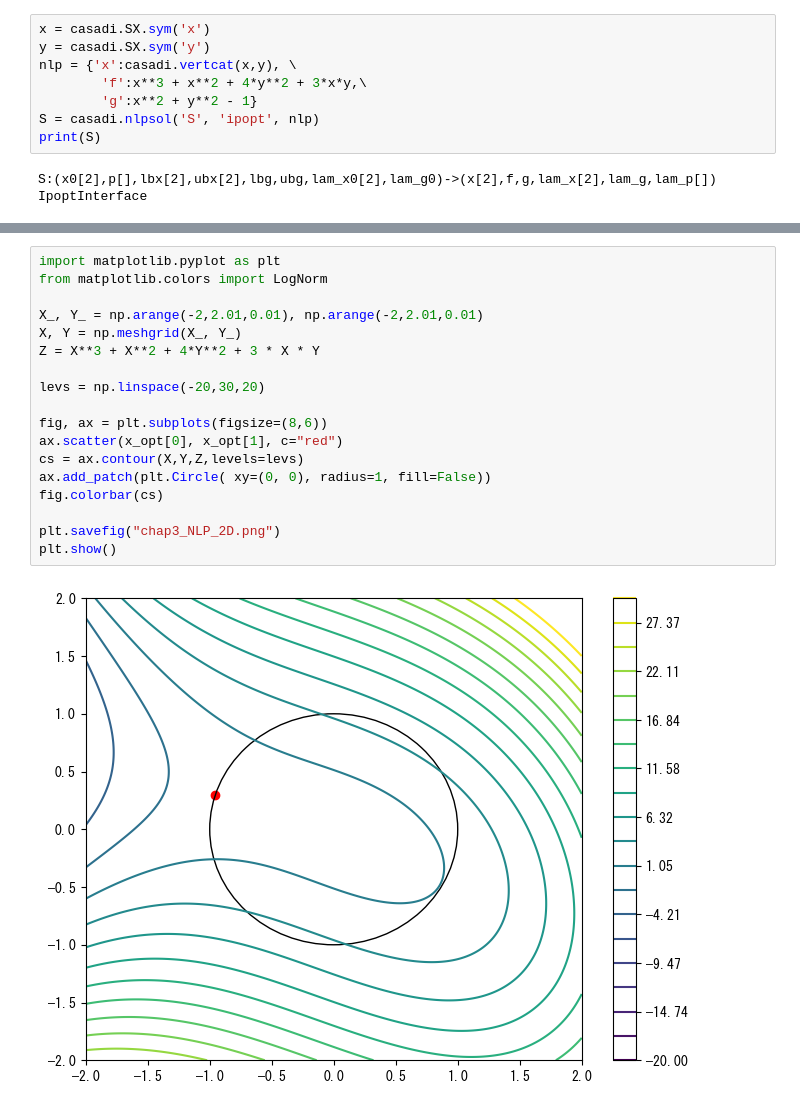
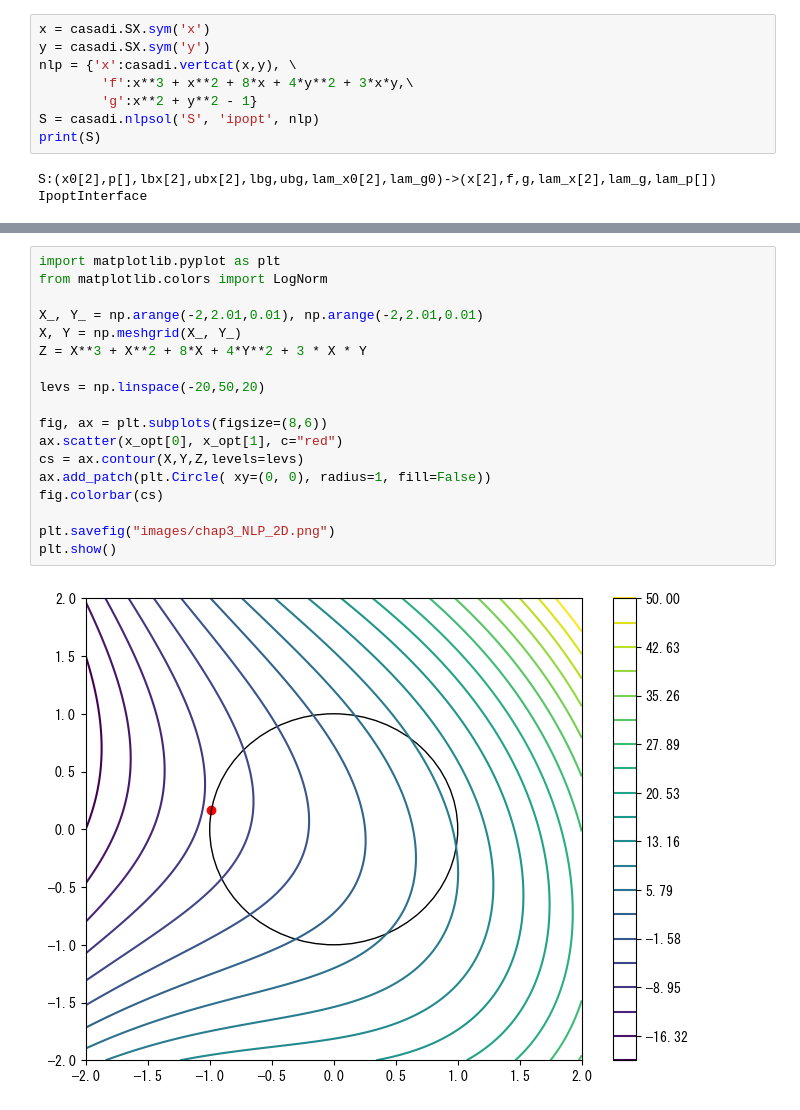
Before and after one commit to proxima-technology/casadi_mpc_nyuumon, a Jupyter notebook: src/chapter3.ipynb, the cells around one changed output, grey strips where cells are left out. Drawn from its saved outputs; the diff is of its cells as text.

```diff
--- a/src/chapter3.ipynb
+++ b/src/chapter3.ipynb
@@ -111,7 +111,7 @@ print(np.array(f(1.1,2.1)))
 x = casadi.SX.sym('x')
 y = casadi.SX.sym('y')
 nlp = {'x':casadi.vertcat(x,y), \
-        'f':x**3 + x**2 + 4*y**2 + 3*x*y,\
+        'f':x**3 + x**2 + 8*x + 4*y**2 + 3*x*y,\
         'g':x**2 + y**2 - 1}
 S = casadi.nlpsol('S', 'ipopt', nlp)
 print(S)
@@ -143,20 +143,20 @@ x_opt:  [[-0.95609783]
 # %%
 import matplotlib.pyplot as plt
 from matplotlib.colors import LogNorm
 
 X_, Y_ = np.arange(-2,2.01,0.01), np.arange(-2,2.01,0.01)
 X, Y = np.meshgrid(X_, Y_)
-Z = X**3 + X**2 + 4*Y**2 + 3 * X * Y
+Z = X**3 + X**2 + 8*X + 4*Y**2 + 3 * X * Y
 
-levs = np.linspace(-20,30,20)
+levs = np.linspace(-20,50,20)
 
 fig, ax = plt.subplots(figsize=(8,6))
 ax.scatter(x_opt[0], x_opt[1], c="red")
 cs = ax.contour(X,Y,Z,levels=levs)
 ax.add_patch(plt.Circle( xy=(0, 0), radius=1, fill=False))
 fig.colorbar(cs)
 
-plt.savefig("chap3_NLP_2D.png")
+plt.savefig("images/chap3_NLP_2D.png")
 plt.show()
 # %% [output]
-[figure, old version]
+[figure, new version]
```
Also changed, not shown: parts of 3 cells of this notebook, 5 other files.
